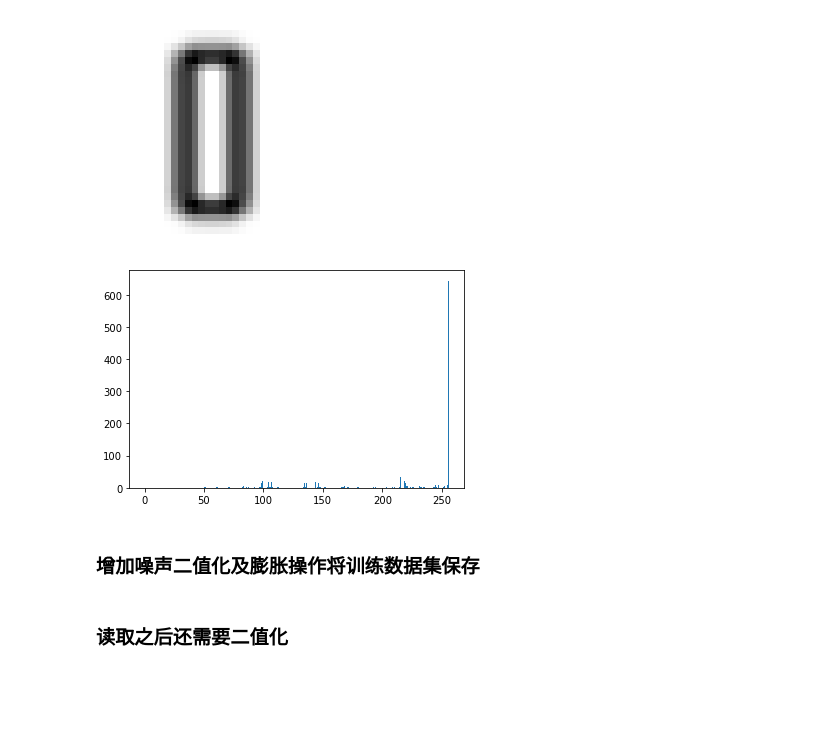
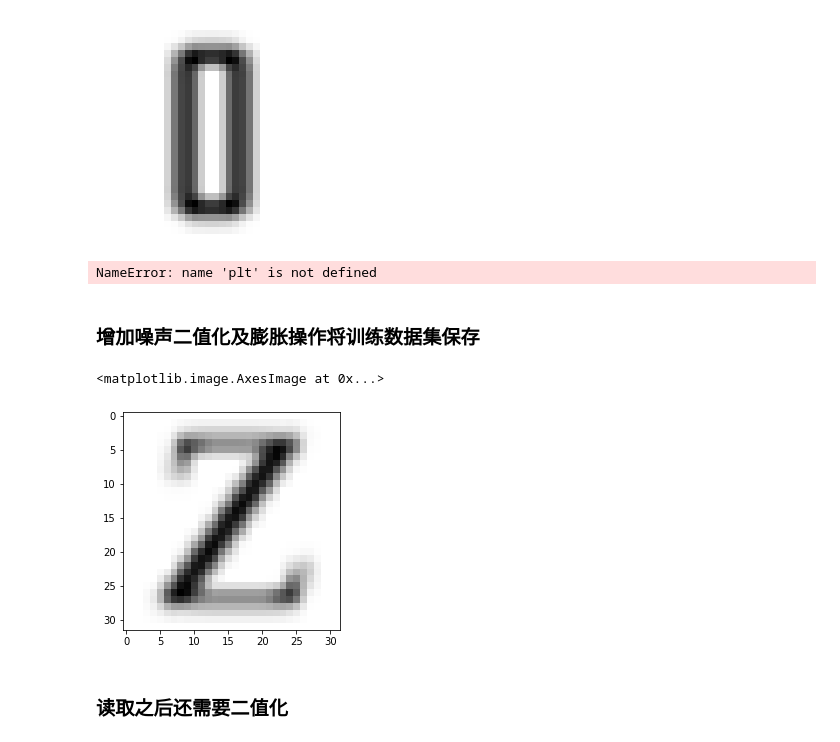
Before and after one commit to fanmeilin/ocr_partition, a Jupyter notebook: images_augmentation.ipynb, the cells around one changed output. Saved outputs shown, nothing was run; the diff lists cells and outputs as text; code cells hidden in the pictures; blank space fills up the shorter version.

```diff
--- a/images_augmentation.ipynb
+++ b/images_augmentation.ipynb
@@ -35,12 +37,12 @@ def readImgAPath(input_dir,imgsize=32,Rmap=0):
 # %% [markdown]
 ### 整理数据（每一个文件夹选取50张图片进行训练）
 # %%
-directory_name = "./result/character/"
+directory_name = "../result/character/"
 # shutil.rmtree("./result/augment_img/")
 for filename in os.listdir(directory_name):
     if(len(filename)==1):
 #         print(directory_name+"/"+filename)
-        paths = [path for path in glob.glob(directory_name+"/"+filename+"/*.png")[0:50]] #正则匹配
+        paths = [path for path in glob.glob(directory_name+"/"+filename+"/*.png")[0:50] #正则匹配
 #         print(paths)
         images = [cv.resize(cv.imread(path),(32,32)) for path in paths]
         names = [path.split(os.path.sep)[-1] for path in paths]
@@ -71,5 +73,5 @@ def readImgAPathAName(input_dir,imgsize=32,Rmap=0):
     # images = np.array(images)/255 #将一张图flatten之后归一化
     return images,labels,names
 # %%
-input_dir = "./result/augment_img/?/"
+input_dir = "../result/augment_data/augment_img/?/"
 images,labels,names = readImgAPathAName(input_dir)
@@ -81,10 +90,9 @@ showImg(images[0])
 plt.hist(images[0].ravel(),256,[0,256]) #ravel函数可以将其展平为一维数组，256表示条形bin的个数，【0，256】表示展示的统计范围
 plt.show()
 # %% [output]
-[figure, removed]
+NameError: name 'plt' is not defined
 # %%
 def addNoise(image,max_std=10):
-    image = images[0]
     std = tf.random.normal([1],0,max_std,seed=21)
     image_f = tf.cast(image,tf.float32)
     gs = std * tf.random.normal(tf.shape(image),seed=21)
@@ -115,13 +123,14 @@ def binary_img_augment(images,max_std = 10,kernel=3,iterations = 3):
 # %% [markdown]
 ### 增加噪声二值化及膨胀操作将训练数据集保存
 # %%
-directory_name = "./result/augment_data/augment_img/"
-shutil.rmtree("./result/augment_data/augment_mask_Gaussion/")
+# directory_name = "../result/character/"
+directory_name = "../result/augment_data/augment_img"
+shutil.rmtree("../result/augment_data/augment_mask_Gaussion/")
 for filename in os.listdir(directory_name):
     paths = [path for path in glob.glob(directory_name+"/"+filename+"/*.png")] #正则匹配
     images = [cv.resize(cv.imread(path,0),(32,32)) for path in paths]
     names = [path.split(os.path.sep)[-1] for path in paths]
-    file_aug = "./result/augment_data/augment_mask_Gaussion/"+filename
+    file_aug = "../result/augment_data/augment_mask_Gaussion/"+filename
     is_exists = os.path.exists(file_aug)
     if not is_exists:
         os.makedirs(file_aug)
@@ -129,6 +138,11 @@ for filename in os.listdir(directory_name):
     for i,img in enumerate(Gimg_list):
         name = names[i]
         cv.imwrite(file_aug+"/"+name,img)
+# %%
+plt.imshow(images[20],cmap = "gray")
+# %% [output]
+<matplotlib.image.AxesImage at 0x...>
+[figure, added]
 # %% [markdown]
 ### 读取之后还需要二值化
 # %%
```
Also changed, not shown: parts of 4 cells of this notebook, 1 other file.
